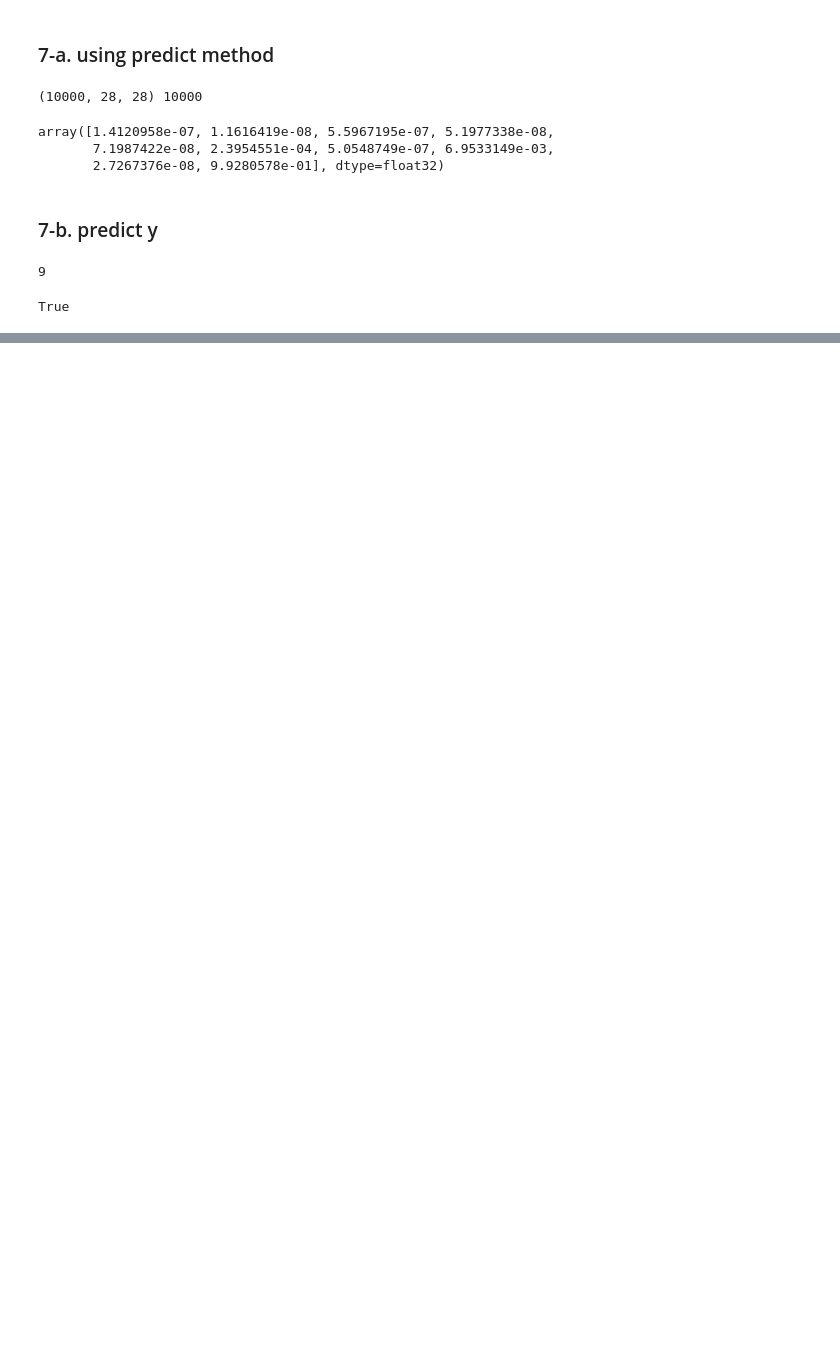
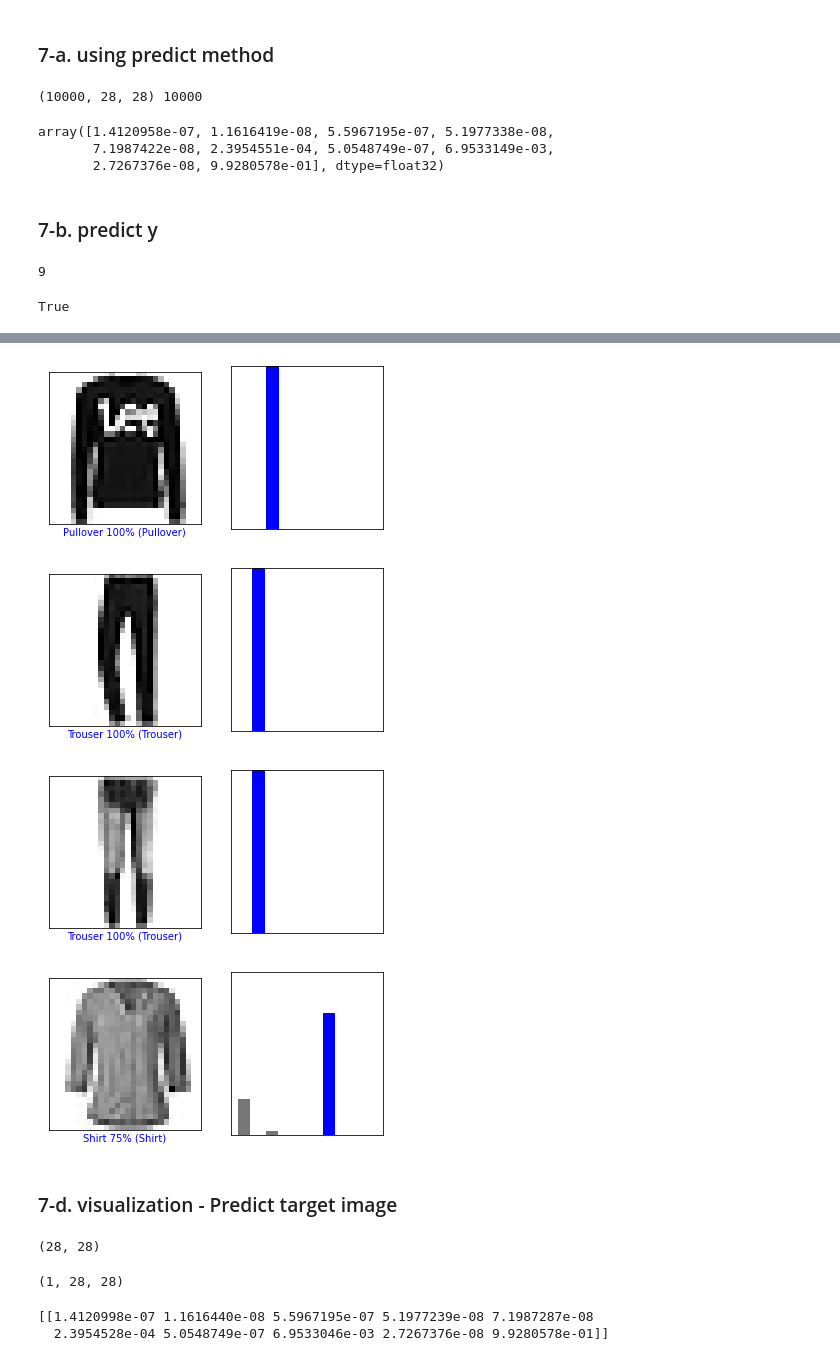
Before and after one commit to sw-song/kaggle-study, a Jupyter notebook: 11_Fashion_mnist_classification/fasion_mnist.ipynb, the cells around one changed output, grey strips where cells are left out. Cells and saved outputs as stored; diff of their text form; code cells hidden in the pictures; blank space fills up the shorter version.

```diff
--- a/11_Fashion_mnist_classification/fasion_mnist.ipynb
+++ b/11_Fashion_mnist_classification/fasion_mnist.ipynb
@@ -173,0 +255,31 @@ True
+# %%
+for i in range(1,5):
+    plt.figure(figsize=(6,3))
+    plt.subplot(1,2,1)
+    plot_image(i, predictions, y_test, X_test)
+    plt.subplot(1,2,2)
+    plot_value_array(i, predictions, y_test)
+    plt.show()
+# %% [output]
+[figure, added]
+[figure, added]
+[figure, added]
+[figure, added]
+# %% [markdown]
+### 7-d. visualization - Predict target image
+# %%
+img = X_test[0]
+print(img.shape)
+# %% [output]
+(28, 28)
+# %%
+img = (np.expand_dims(img,0))
+print(img.shape)
+# %% [output]
+(1, 28, 28)
+# %%
+predictions_single = model.predict(img)
+print(predictions_single)
+# %% [output]
+[[1.4120998e-07 1.1616440e-08 5.5967195e-07 5.1977239e-08 7.1987287e-08
+  2.3954528e-04 5.0548749e-07 6.9533046e-03 2.7267376e-08 9.9280578e-01]]
```
Also changed, not shown: parts of 12 cells of this notebook, 1 other file.
